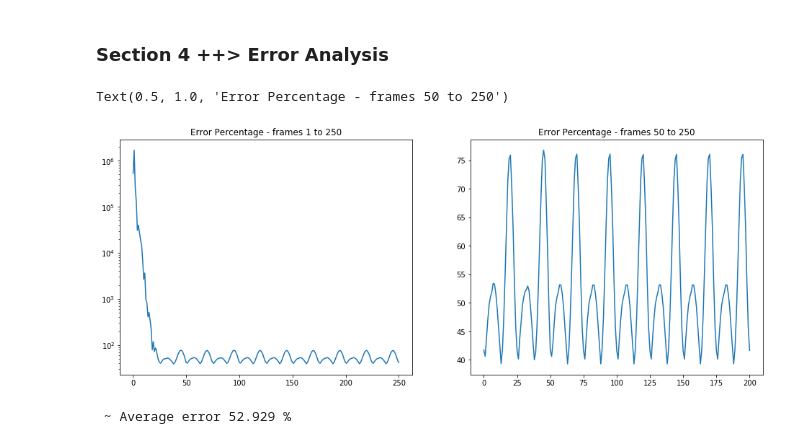
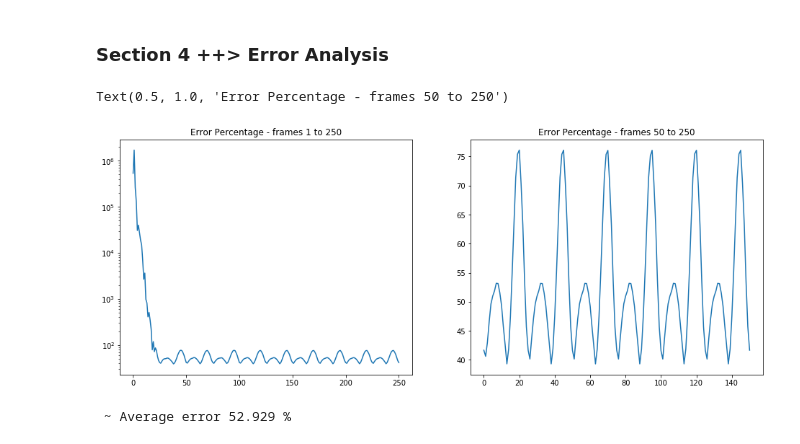
Before and after one commit to WannaBePhysicists/DMDc, a Jupyter notebook: DMDc_MPC_flow_over_cyl_2d.ipynb, the cells around one changed output. Drawn from its saved outputs; the diff is of its cells as text; code cells hidden in the pictures.

```diff
--- a/DMDc_MPC_flow_over_cyl_2d.ipynb
+++ b/DMDc_MPC_flow_over_cyl_2d.ipynb
@@ -210,7 +235,7 @@ approxA = ((((Uhat.T @ X2) @ Vtil) @ np.linalg.inv(Sigtil)) @ U1.T) @ Uhat
 
 approxB = (((Uhat.T @ X2) @ Vtil) @ np.linalg.inv(Sigtil)) @ U2.T
 
-approxB = approxB.reshape((50,))
+approxB = approxB.reshape((r,))
 # %% [markdown]
 #### Subsection 2.4 - Estimating the DMD Modes
 # %%
@@ -266,7 +291,7 @@ for i in range(5):
 tsteps = t.shape[0]
 
 xfull0 = X1[:,0]
-xtrunc = np.zeros((50,251))
+xtrunc = np.zeros((r,251))
 
 
 xtrunc[:,0] = np.linalg.pinv(Uhat)@xfull0
@@ -289,15 +314,15 @@ for i in range(len(X[0,:])):
 # %%
 plt.figure(figsize = (16,6))
 plt.subplot(1,2,1)
 plt.semilogy(errs)
 plt.title('Error Percentage - frames 1 to 250')
 
 plt.subplot(1,2,2)
-plt.plot(errs[50:])
+plt.plot(errs[100:])
 plt.title('Error Percentage - frames 50 to 250')
 # %% [output]
 Text(0.5, 1.0, 'Error Percentage - frames 50 to 250')
-[figure, old version]
+[figure, new version]
 # %%
 print(f' ~ Average error {round(np.mean(errs[50:]),4)} %')
 # %% [output]
```
Also changed, not shown: parts of 9 cells of this notebook, 8 other files.
